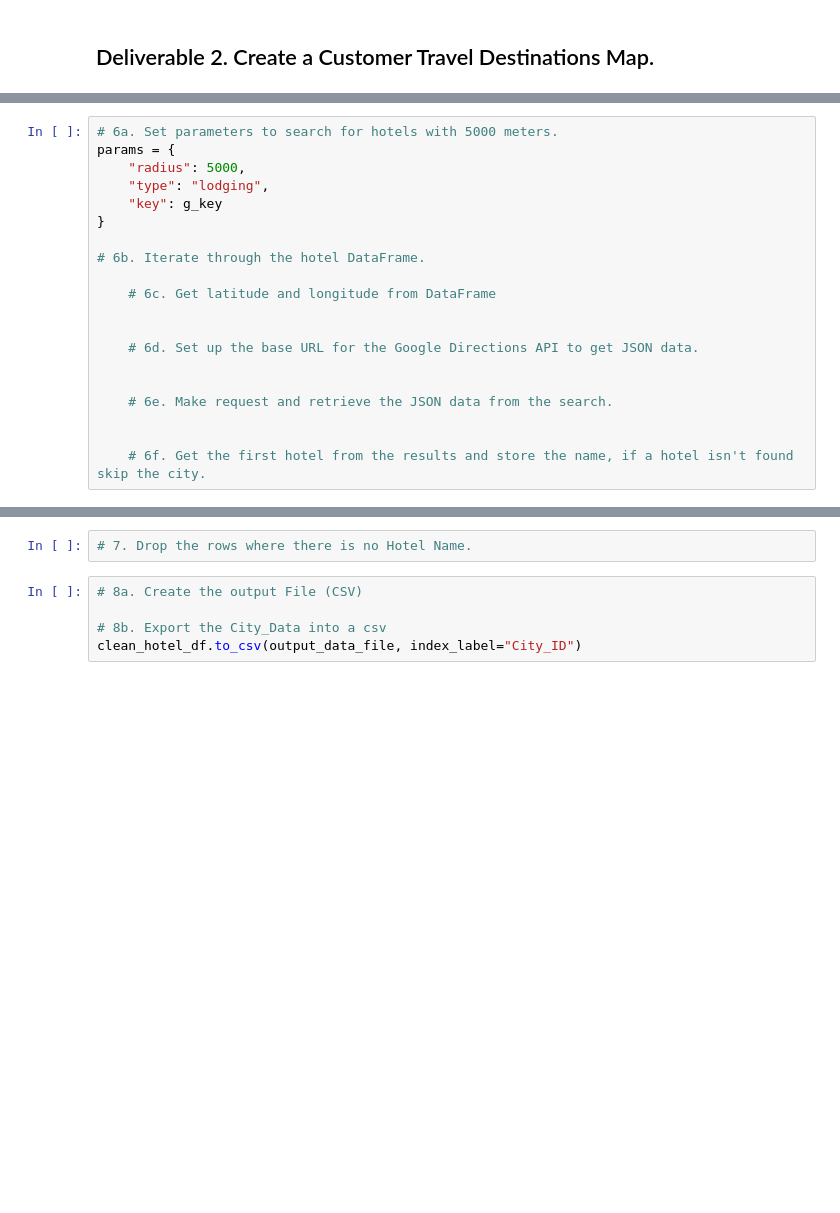
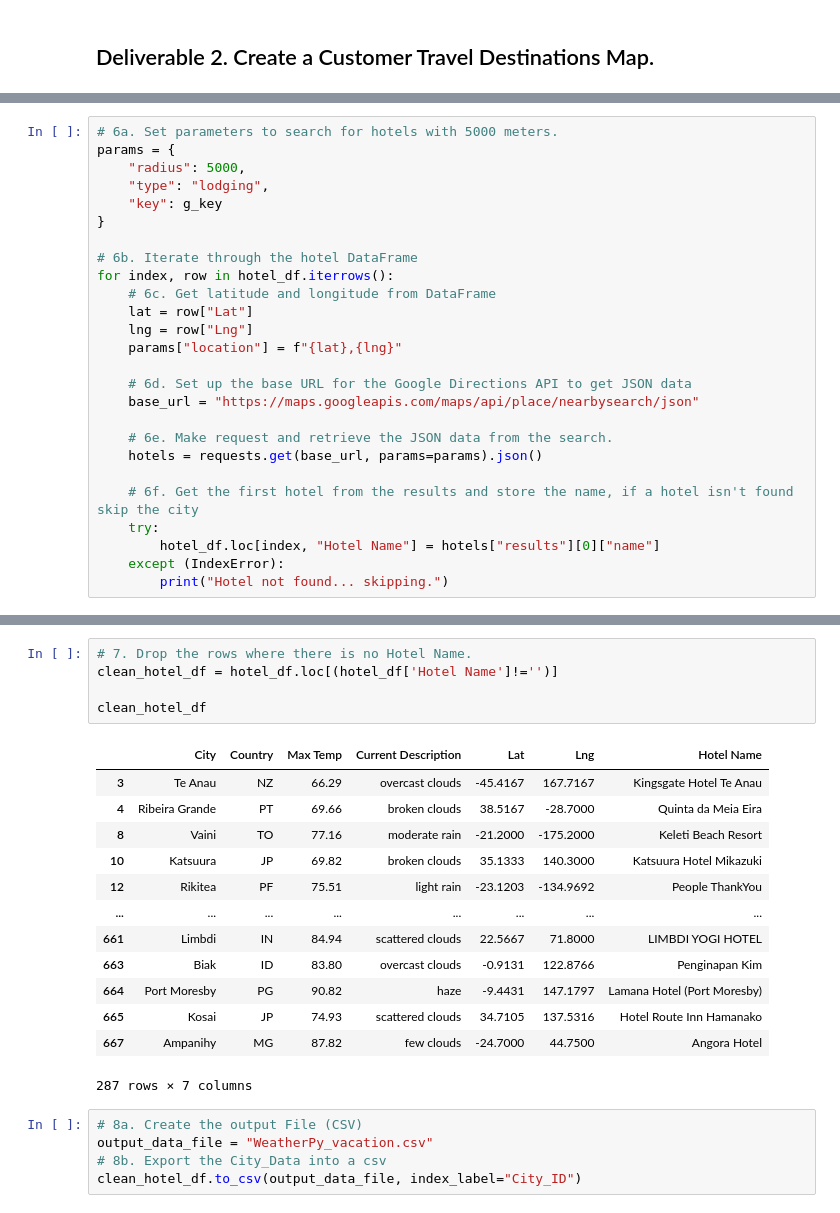
Before and after one commit to pnorman411/world_weather_analysis, a Jupyter notebook: Vacation_Search/Vacation_Search.ipynb, the cells around one changed output, grey strips where cells are left out. Cells and saved outputs as stored; diff of their text form; blank space fills up the shorter version.

```diff
--- a/Vacation_Search/Vacation_Search.ipynb
+++ b/Vacation_Search/Vacation_Search.ipynb
@@ -44,15 +110,21 @@ params = {
     "key": g_key
 }
 
-# 6b. Iterate through the hotel DataFrame.
+# 6b. Iterate through the hotel DataFrame
+for index, row in hotel_df.iterrows():
+    # 6c. Get latitude and longitude from DataFrame
+    lat = row["Lat"]
+    lng = row["Lng"]
+    params["location"] = f"{lat},{lng}"
 
-    # 6c. Get latitude and longitude from DataFrame
-
-
-    # 6d. Set up the base URL for the Google Directions API to get JSON data.
-
+    # 6d. Set up the base URL for the Google Directions API to get JSON data
+    base_url = "https://maps.googleapis.com/maps/api/place/nearbysearch/json"
 
     # 6e. Make request and retrieve the JSON data from the search.
+    hotels = requests.get(base_url, params=params).json()
 
-
-    # 6f. Get the first hotel from the results and store the name, if a hotel isn't found skip the city.
+    # 6f. Get the first hotel from the results and store the name, if a hotel isn't found skip the city
+    try:
+        hotel_df.loc[index, "Hotel Name"] = hotels["results"][0]["name"]
+    except (IndexError):
+        print("Hotel not found... skipping.")
@@ -59,8 +158,25 @@ params = {
 # %%
 # 7. Drop the rows where there is no Hotel Name.
+clean_hotel_df = hotel_df.loc[(hotel_df['Hotel Name']!='')]
+
+clean_hotel_df
+# %% [output]
+|  | City | Country | Max Temp | Current Description | Lat | Lng | Hotel Name |
+| 3 | Te Anau | NZ | 66.29 | overcast clouds | -45.4167 | 167.7167 | Kingsgate Hotel Te Anau |
+| 4 | Ribeira Grande | PT | 69.66 | broken clouds | 38.5167 | -28.7000 | Quinta da Meia Eira |
+| 8 | Vaini | TO | 77.16 | moderate rain | -21.2000 | -175.2000 | Keleti Beach Resort |
+| 10 | Katsuura | JP | 69.82 | broken clouds | 35.1333 | 140.3000 | Katsuura Hotel Mikazuki |
+| 12 | Rikitea | PF | 75.51 | light rain | -23.1203 | -134.9692 | People ThankYou |
+| ... | ... | ... | ... | ... | ... | ... | ... |
+| 661 | Limbdi | IN | 84.94 | scattered clouds | 22.5667 | 71.8000 | LIMBDI YOGI HOTEL |
+| 663 | Biak | ID | 83.80 | overcast clouds | -0.9131 | 122.8766 | Penginapan Kim |
+| 664 | Port Moresby | PG | 90.82 | haze | -9.4431 | 147.1797 | Lamana Hotel (Port Moresby) |
+| 665 | Kosai | JP | 74.93 | scattered clouds | 34.7105 | 137.5316 | Hotel Route Inn Hamanako |
+| 667 | Ampanihy | MG | 87.82 | few clouds | -24.7000 | 44.7500 | Angora Hotel |
+287 rows × 7 columns
 # %%
 # 8a. Create the output File (CSV)
-
+output_data_file = "WeatherPy_vacation.csv"
 # 8b. Export the City_Data into a csv
 clean_hotel_df.to_csv(output_data_file, index_label="City_ID")
 # %%
```
Also changed, not shown: parts of 11 cells of this notebook, 2 other files.
